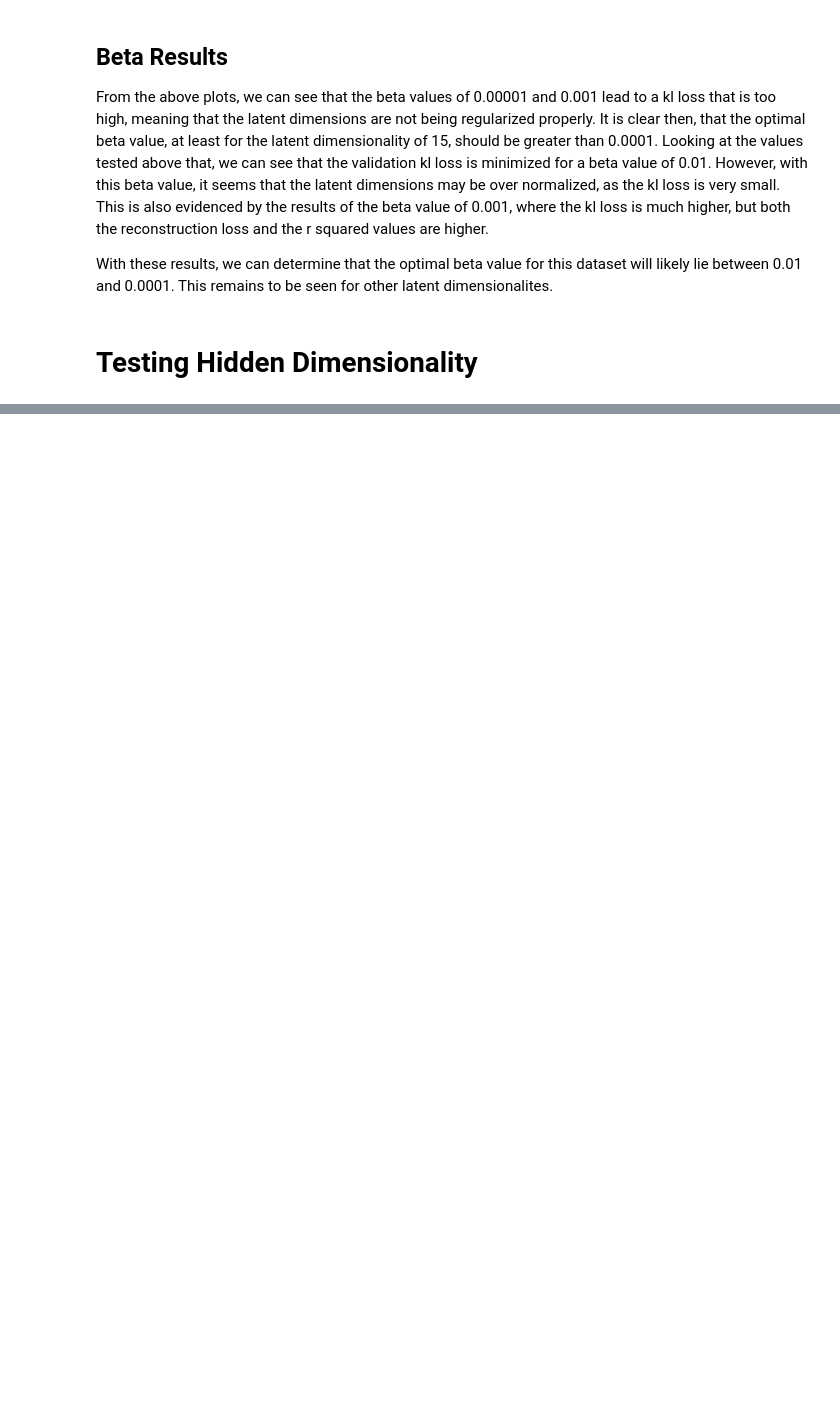
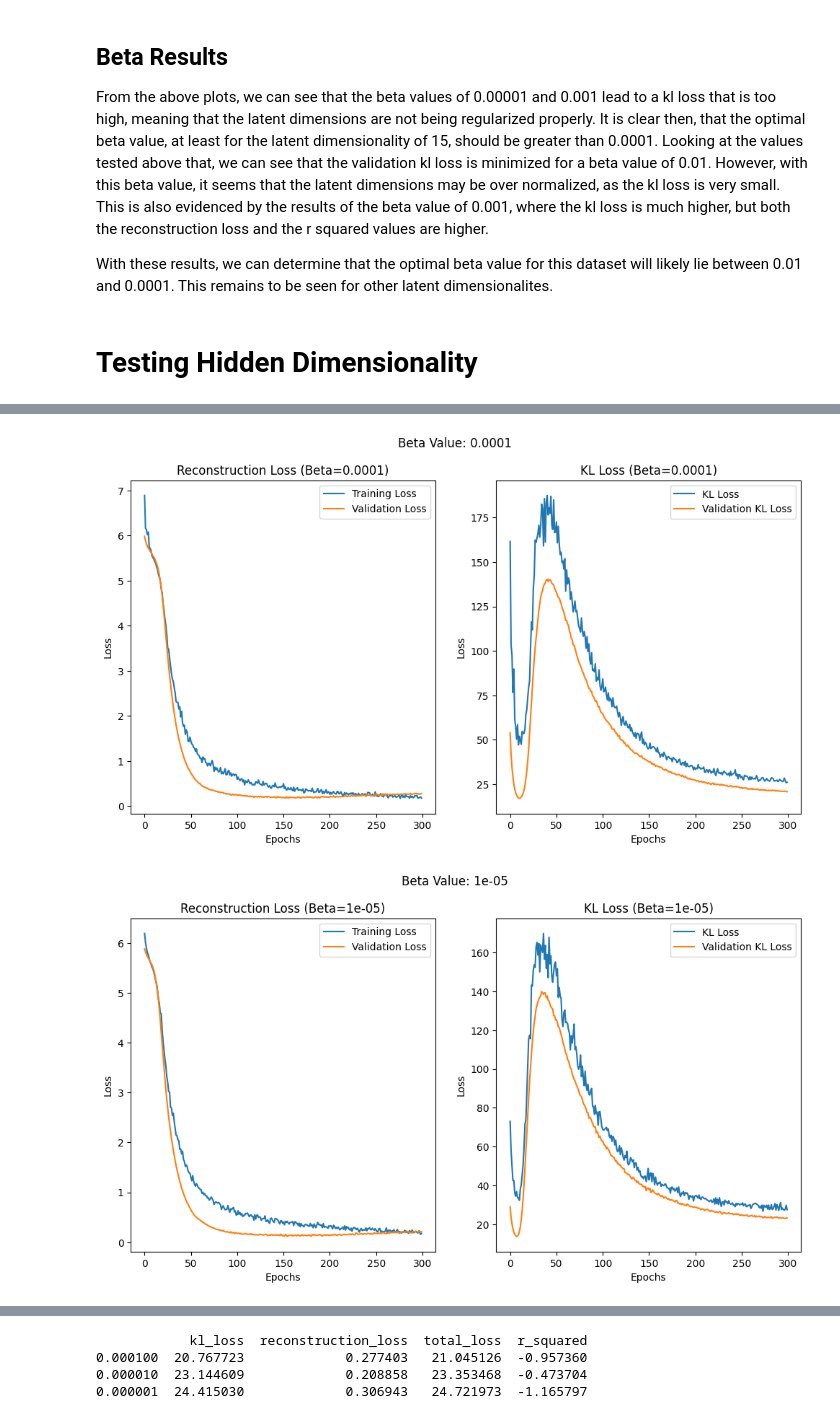
Before and after one commit to alexgill321/Cortical-Thickness, a Jupyter notebook: pre_cv_optimization_thickness.ipynb, the cells around one changed output, grey strips where cells are left out. Cells and saved outputs as stored; diff of their text form; code cells hidden in the pictures; blank space fills up the shorter version.

```diff
--- a/pre_cv_optimization_thickness.ipynb
+++ b/pre_cv_optimization_thickness.ipynb
@@ -15,8 +15,8 @@ import pandas as pd
 # %%
 cur = os.getcwd()
 filename = 'megasample_ctvol_500sym_max2percIV_cleaned.csv'
-filepath = os.path.join(cur, '../data/cleaned_data/', filename)
-train_data, val_data, test_data = generate_data_thickness_only(filepath)
+filepath = os.path.join(cur, 'data/cleaned_data/', filename)
+train_data, val_data, test_data, feat_names = generate_data_thickness_only(filepath)
 num_features = train_data.element_spec[0].shape[0]
 train_data = train_data.batch(128)
 
@@ -344,0 +242,15 @@ print(result_df[['kl_loss', 'reconstruction_loss', 'total_loss', 'r_squared']])
+# %%
+betas = [1e-4, 1e-5, 1e-6]
+hist = []
+val_results = []
+
+for beta in betas:
+    encoder = create_vae_encoder(num_features, [100, 100], 15, 'relu', 'glorot_uniform')
+    decoder = create_vae_decoder(15, [100, 100], num_features, 'relu', 'glorot_uniform')
+    vae = VAE(encoder, decoder, beta)
+    vae.compile()
+
+    history = vae.fit(train_data, epochs=300, validation_data=val_data, verbose=1)
+    hist.append(history)
+    vr = vae.evaluate(val_data, verbose=0)
+    val_results.append(vr)
@@ -344,0 +275,31 @@ print(result_df[['kl_loss', 'reconstruction_loss', 'total_loss', 'r_squared']])
+# %%
+for i, history in enumerate(hist):
+    beta = betas[i]
+
+    # Create a new figure with two subplots
+    fig, (ax1, ax2) = plt.subplots(1, 2, figsize=(12, 6))
+
+    # Plot Reconstruction Loss
+    ax1.plot(history.history['reconstruction_loss'], label='Training Loss')
+    ax1.plot(history.history['val_reconstruction_loss'], label='Validation Loss')
+    ax1.set_title(f'Reconstruction Loss (Beta={beta})')
+    ax1.set_xlabel('Epochs')
+    ax1.set_ylabel('Loss')
+    ax1.legend()
+
+    # Plot KL Loss
+    ax2.plot(history.history['kl_loss'], label='KL Loss')
+    ax2.plot(history.history['val_kl_loss'], label='Validation KL Loss')
+    ax2.set_title(f'KL Loss (Beta={beta})')
+    ax2.set_xlabel('Epochs')
+    ax2.set_ylabel('Loss')
+    ax2.legend()
+
+    # Add a common title for the figure
+    fig.suptitle(f'Beta Value: {beta}')
+
+    # Display the figure
+    plt.show()
+# %% [output]
+[figure, added]
+[figure, added]
@@ -344,0 +307,10 @@ print(result_df[['kl_loss', 'reconstruction_loss', 'total_loss', 'r_squared']])
+# %%
+result_df = pd.DataFrame(val_results, columns=['kl_loss','r_squared', 'reconstruction_loss', 'total_loss'] ,index=betas)
+
+# Display results
+print(result_df[['kl_loss', 'reconstruction_loss', 'total_loss', 'r_squared']])
+# %% [output]
+            kl_loss  reconstruction_loss  total_loss  r_squared
+0.000100  20.767723             0.277403   21.045126  -0.957360
+0.000010  23.144609             0.208858   23.353468  -0.473704
+0.000001  24.415030             0.306943   24.721973  -1.165797
```
Also changed, not shown: parts of 15 cells of this notebook, 10 other files.
